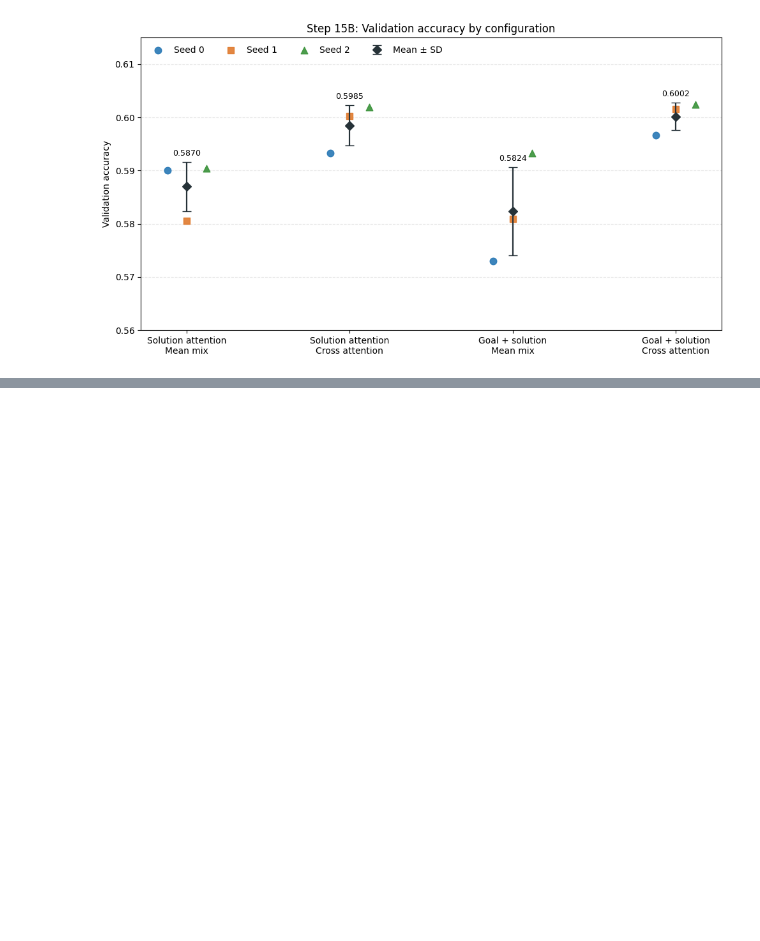
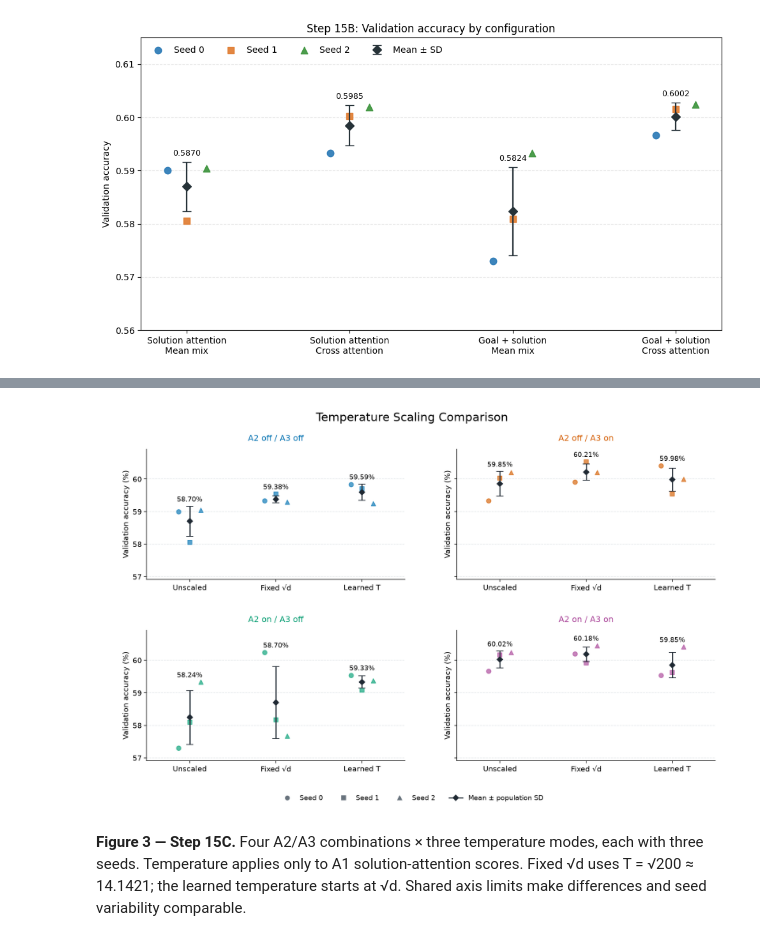
Before and after one commit to quiteqiang/NLP-group, a Jupyter notebook: main_model_01_test_step_15_02.ipynb, the cells around one changed output, grey strips where cells are left out. Drawn from its saved outputs; the diff is of its cells as text; code cells hidden in the pictures; blank space fills up the shorter version.

```diff
--- a/main_model_01_test_step_15_02.ipynb
+++ b/main_model_01_test_step_15_02.ipynb
@@ -5402,0 +5937,20 @@ plt.show()
+# %%
+# @title Step 17.4: Temperature Scaling Comparison
+with step17_plt.rc_context(STEP17_STYLE):
+    step17_fig, step17_axes = step17_plt.subplots(2, 2, figsize=(12.8, 8.3), sharey=True)
+    step17_limits = step17_accuracy_limits(step17_summary[step17_summary.stage == '15C'])
+    for step17_ax, (step17_switch, step17_spec) in zip(step17_axes.flat, STEP17_SWITCHES.items()):
+        step17_rows = [step17_get_row('15C', step17_switch, mode) for mode in STEP17_MODES]
+        step17_plot_accuracy(step17_ax, step17_rows, STEP17_MODE_LABELS, step17_spec['color'])
+        step17_ax.set_title(step17_spec['label'], color=step17_spec['color'])
+        step17_ax.set_ylim(*step17_limits)
+    step17_fig.suptitle('Temperature Scaling Comparison', fontsize=17, y=.98)
+    step17_fig.legend(handles=step17_seed_legend(), loc='lower center', bbox_to_anchor=(.5, .015), ncol=4, frameon=False)
+    step17_fig.subplots_adjust(left=.08, right=.98, bottom=.13, top=.89, wspace=.20, hspace=.39)
+    step17_show_figure('temperature', step17_fig,
+        '**Figure 3 — Step 15C.** Four A2/A3 combinations × three temperature modes, each with three seeds. '
+        'Temperature applies only to A1 solution-attention scores. Fixed √d uses T = √200 ≈ 14.1421; '
+        'the learned temperature starts at √d. Shared axis limits make differences and seed variability comparable.')
+# %% [output]
+[figure, added]
+**Figure 3 — Step 15C.** Four A2/A3 combinations × three temperature modes, each with three seeds. Temperature applies only to A1 solution-attention scores. Fixed √d uses T = √200 ≈ 14.1421; the learned temperature starts at √d. Shared axis limits make differences and seed variability comparable.
```
Also changed, not shown: parts of 9 cells of this notebook.
